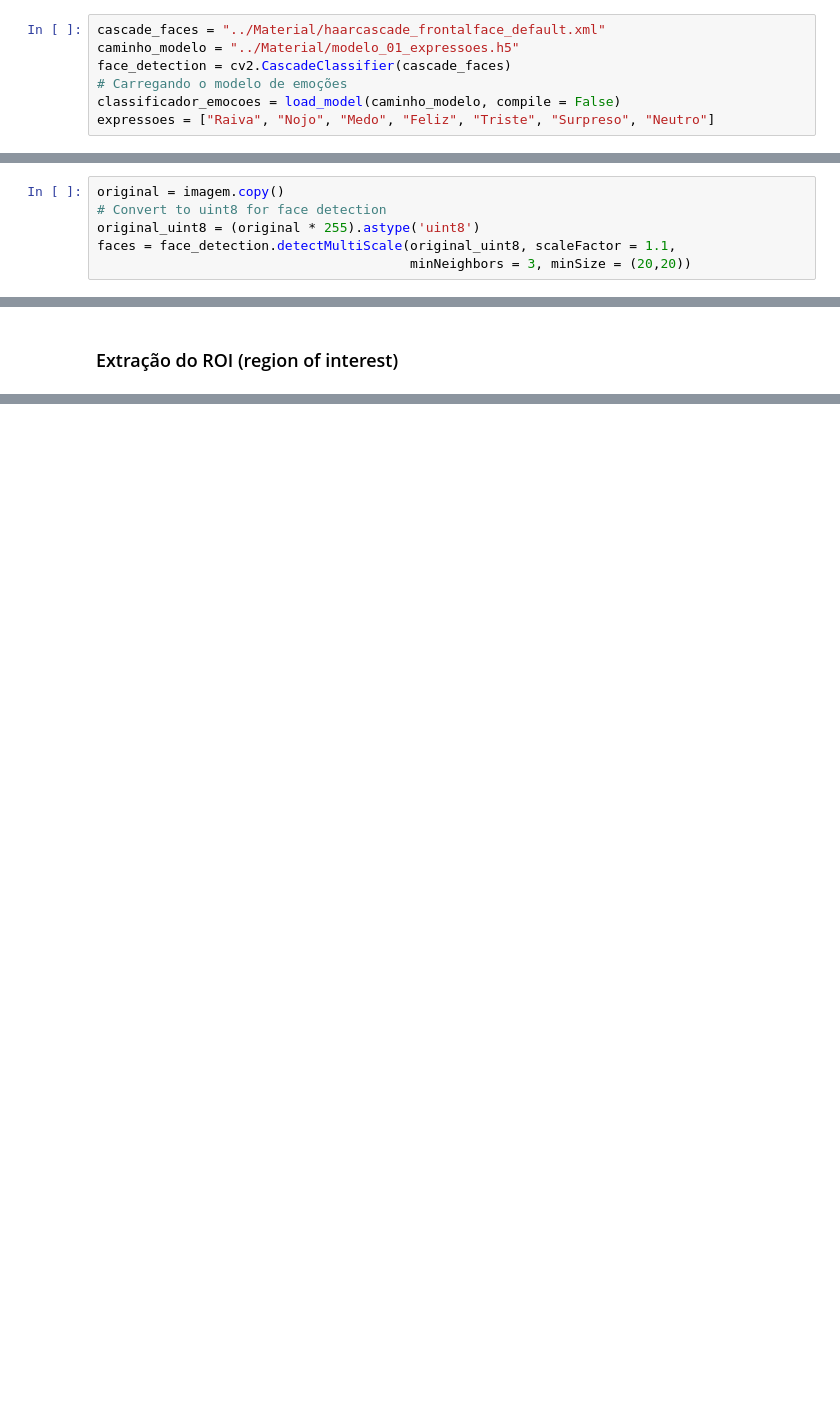
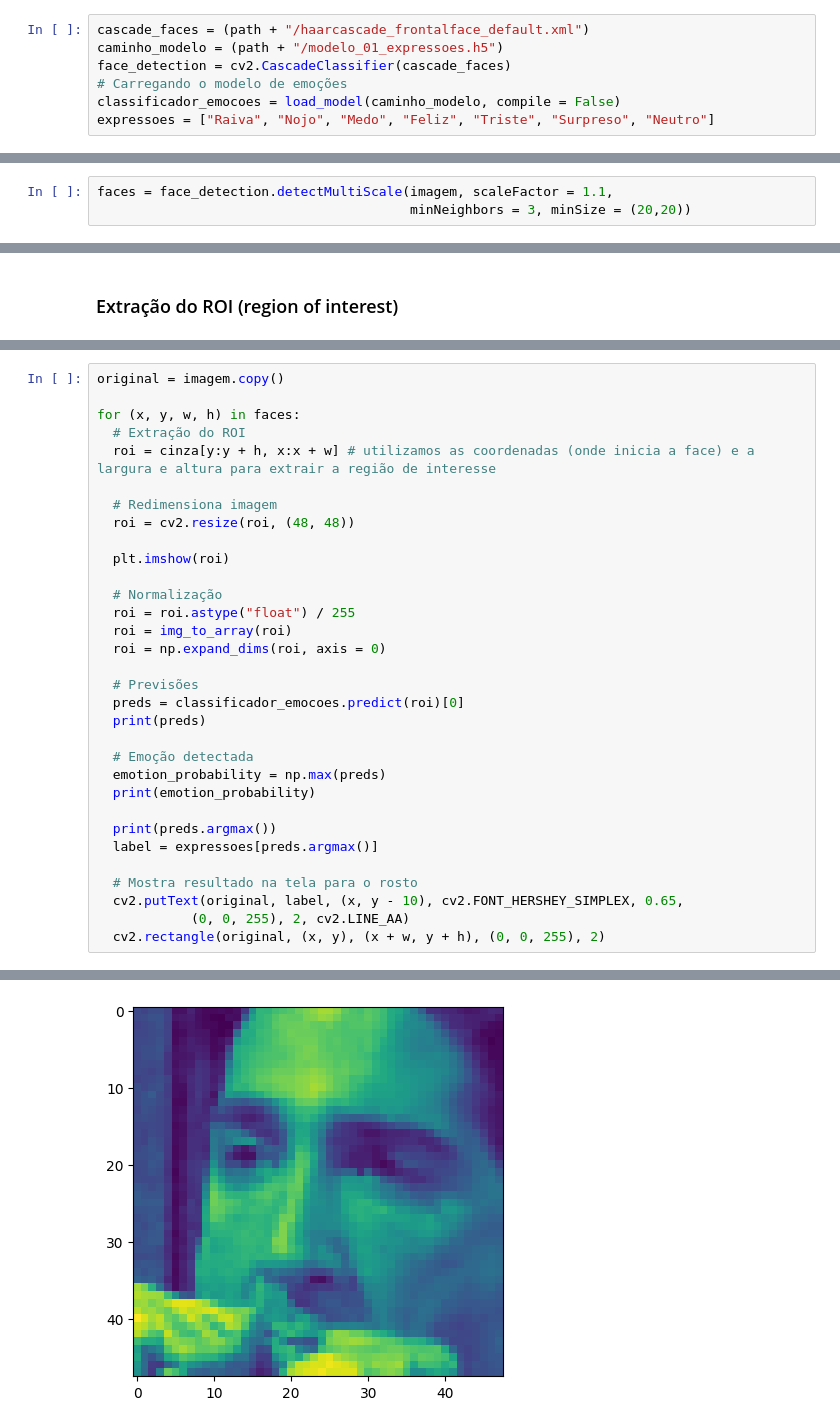
Before and after one commit to GuilhermeLSchneider/Pyhton-Bootcamp, a Jupyter notebook: Aula 22/Prática/Testes_com_o_Detector_de_Emoção_pratica.ipynb, the cells around one changed output, grey strips where cells are left out. Saved outputs shown, nothing was run; the diff lists cells and outputs as text; blank space fills up the shorter version.

```diff
--- a/Aula 22/Prática/Testes_com_o_Detector_de_Emoção_pratica.ipynb
+++ b/Aula 22/Prática/Testes_com_o_Detector_de_Emoção_pratica.ipynb
@@ -37,8 +36,8 @@ imagem.shape
 # %% [markdown]
 ### Carregamento dos modelos
 # %%
-cascade_faces = "../Material/haarcascade_frontalface_default.xml"
-caminho_modelo = "../Material/modelo_01_expressoes.h5"
+cascade_faces = (path + "/haarcascade_frontalface_default.xml")
+caminho_modelo = (path + "/modelo_01_expressoes.h5")
 face_detection = cv2.CascadeClassifier(cascade_faces)
 # Carregando o modelo de emoções
 classificador_emocoes = load_model(caminho_modelo, compile = False)
@@ -46,10 +45,7 @@ expressoes = ["Raiva", "Nojo", "Medo", "Feliz", "Triste", "Surpreso", "Neutro"]
 # %% [markdown]
 ### Detecção de faces
 # %%
-original = imagem.copy()
-# Convert to uint8 for face detection
-original_uint8 = (original * 255).astype('uint8')
-faces = face_detection.detectMultiScale(original_uint8, scaleFactor = 1.1,
+faces = face_detection.detectMultiScale(imagem, scaleFactor = 1.1,
                                         minNeighbors = 3, minSize = (20,20))
 # %%
 faces
@@ -79,0 +81,33 @@ roi = cinza[40:40 + 128, 162:162 + 128]
+# %%
+original = imagem.copy()
+
+for (x, y, w, h) in faces:
+  # Extração do ROI
+  roi = cinza[y:y + h, x:x + w] # utilizamos as coordenadas (onde inicia a face) e a largura e altura para extrair a região de interesse
+
+  # Redimensiona imagem
+  roi = cv2.resize(roi, (48, 48))
+
+  plt.imshow(roi)
+
+  # Normalização
+  roi = roi.astype("float") / 255
+  roi = img_to_array(roi)
+  roi = np.expand_dims(roi, axis = 0)
+
+  # Previsões
+  preds = classificador_emocoes.predict(roi)[0]
+  print(preds)
+
+  # Emoção detectada
+  emotion_probability = np.max(preds)
+  print(emotion_probability)
+
+  print(preds.argmax())
+  label = expressoes[preds.argmax()]
+
+  # Mostra resultado na tela para o rosto
+  cv2.putText(original, label, (x, y - 10), cv2.FONT_HERSHEY_SIMPLEX, 0.65,
+            (0, 0, 255), 2, cv2.LINE_AA)
+  cv2.rectangle(original, (x, y), (x + w, y + h), (0, 0, 255), 2)
+# %% [output]
@@ -80 +131,2 @@ roi = cinza[40:40 + 128, 162:162 + 128]
+[figure, added]
 # %%
```
Also changed, not shown: parts of 41 cells of this notebook.
